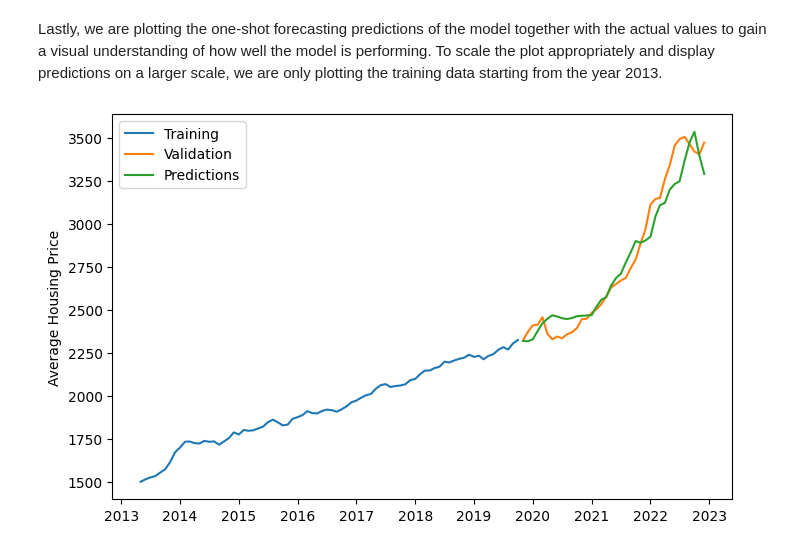
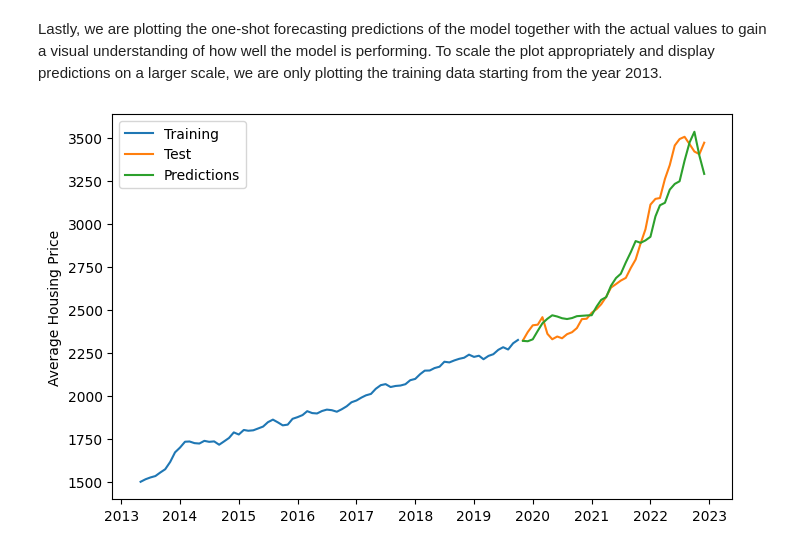
Before and after one commit to jkirikal/housing-price-analysis-by-district, a Jupyter notebook: code/LSTM_model.ipynb, the cells around one changed output. Cells and saved outputs as stored; diff of their text form; code cells hidden in the pictures.

Commit message:
perform grid search on validation dataset and plot on a test dataset

```diff
--- a/code/LSTM_model.ipynb
+++ b/code/LSTM_model.ipynb
@@ -22,7 +22,7 @@ Firstly, we are going to read and refactor all the data from different sources a
 # %%
 def readData(district="Tallinn"):
     # 1. Read and prepare housing data
-    data = pd.read_csv("newdata.csv",encoding='latin-1')
+    data = pd.read_csv("../data/lstm/housingData.csv",encoding='latin-1')
     data.date = data.date.astype("str")
     data["date"] = pd.to_datetime(data["date"], format='%m-%Y')
     data = data.replace('-', np.nan)
@@ -33,7 +33,7 @@ def readData(district="Tallinn"):
     data = data[data.district == district]
 
     # 2. Read and prepare housing loan interest rate data
-    dataInterestRate = pd.read_csv("report.csv", delimiter=';',  encoding="latin-1")
+    dataInterestRate = pd.read_csv("../data/lstm/interestRateData.csv", delimiter=';',  encoding="latin-1")
     dataInterestRate = dataInterestRate.drop(dataInterestRate.columns[0], axis=1)
     dataInterestRate = dataInterestRate.drop(',,,,,,,,,,,,,,,,,,,,,,,,,,,,,,,,,,,,,,,,,,,,,,,,,,,,,,,,,,,,,,,,,,,,,,,,,,,,,,,,,,,,,,,,,,,,,,,,,,,,,,,,,,,,,,,,,,,,,,,,,,,,,,,,,,,,,,,,,,,,,,,,,,,,,,,,,,,,,,,,,,,,,,,,,,,,,,,,,,,,,,,,,,,,,,,,,,,,,,,,,,', axis=1)
     dataInterestRate = dataInterestRate.loc[[4]]
@@ -45,7 +45,7 @@ def readData(district="Tallinn"):
     df_melted = df_melted.drop("index", axis=1)
 
     # 3. Read and prepare income data from first file
-    incomeData1 = pd.read_csv("kuupalk2007-2018.csv", skiprows=2,encoding='latin-1')
+    incomeData1 = pd.read_csv("../data/lstm/kuupalk2007-2018.csv", skiprows=2,encoding='latin-1')
     incomeData1['Maakond'] = incomeData1['Maakond'].replace({'..Tallinn': 'Tallinn', 'Tartu maakond': 'Tartu'})
     incomeData1.rename(columns={'Keskmine brutokuupalk, eurot': 'salary'}, inplace=True)
     incomeData1.rename(columns={'Maakond': 'district'}, inplace=True)
@@ -78,7 +78,7 @@ def readData(district="Tallinn"):
     result_df["date"] = pd.to_datetime(result_df["date"], format='%Y-%M')
 
     # 4. Read and prepare income data from second file
-    incomeData2 = pd.read_csv("kuupalk2018-2022.csv", skiprows=2,encoding='latin-1')
+    incomeData2 = pd.read_csv("../data/lstm/kuupalk2018-2022.csv", skiprows=2,encoding='latin-1')
     incomeData2 = incomeData2.drop(index=range(4)) # Starts from 2018, already have these values
     incomeData2['Maakond'] = incomeData2['Maakond'].replace({'Tartu maakond': 'Tartu'})
     incomeData2.rename(columns={'Maakond': 'district','Keskmise brutokuupalga muutus vÃµrreldes eelmise perioodiga, %': 'difference', "Keskmine brutokuupalk, eurot":"salary"}, inplace=True)
@@ -319,12 +314,17 @@ model.compile(optimizer='adam', loss='mean_squared_error')
 # Train the model
 model.fit(x_train, y_train, batch_size=128, epochs=1000)
 
-# Get the models predicted price values
-predictions = model.predict(x_test)
+# Get the models predicted price values.
+# We are combining and predicting values for both the validation and test datasets for better visualization on the plot
+
+# Concatenate x_val and x_test
+x_combined = np.concatenate((x_val, x_test), axis=0)
+predictions = model.predict(x_combined)
 predictions = scaler_price.inverse_transform(predictions) # Undo scaling
 
 # Calculate RMSE
-rmse = np.sqrt(mean_squared_error(y_test, predictions))
+y_combined = np.concatenate((y_val, y_test), axis=0)
+rmse = np.sqrt(mean_squared_error(y_combined, predictions))
 print('Root Mean Square Error:', rmse, " €")
 # %% [output]
 Epoch 1/1000
@@ -350,13 +350,13 @@ Root Mean Square Error: 100.64789056926165  €
 Lastly, we are plotting the one-shot forecasting predictions of the model together with the actual values to gain a visual understanding of how well the model is performing. To scale the plot appropriately and display predictions on a larger scale, we are only plotting the training data starting from the year 2013.
 # %%
 train = data[72:train_length]
-valid = data[train_length:].copy()
-valid.loc[72:, 'Predictions'] = predictions
+test = data[train_length:].copy()
+test.loc[72:, 'Predictions'] = predictions
 plt.figure(figsize=(8,5))
 plt.ylabel('Average Housing Price')
 plt.plot(train["date"], train['price'])
-plt.plot(valid["date"], valid[['price', 'Predictions']])
-plt.legend(['Training', 'Validation', 'Predictions'])
+plt.plot(test["date"], test[['price', 'Predictions']])
+plt.legend(['Training', 'Test', 'Predictions'])
 plt.show()
 # %% [output]
-[figure, old version]
+[figure, new version]
```
Also changed, not shown: parts of 10 cells of this notebook, 4 other files.
